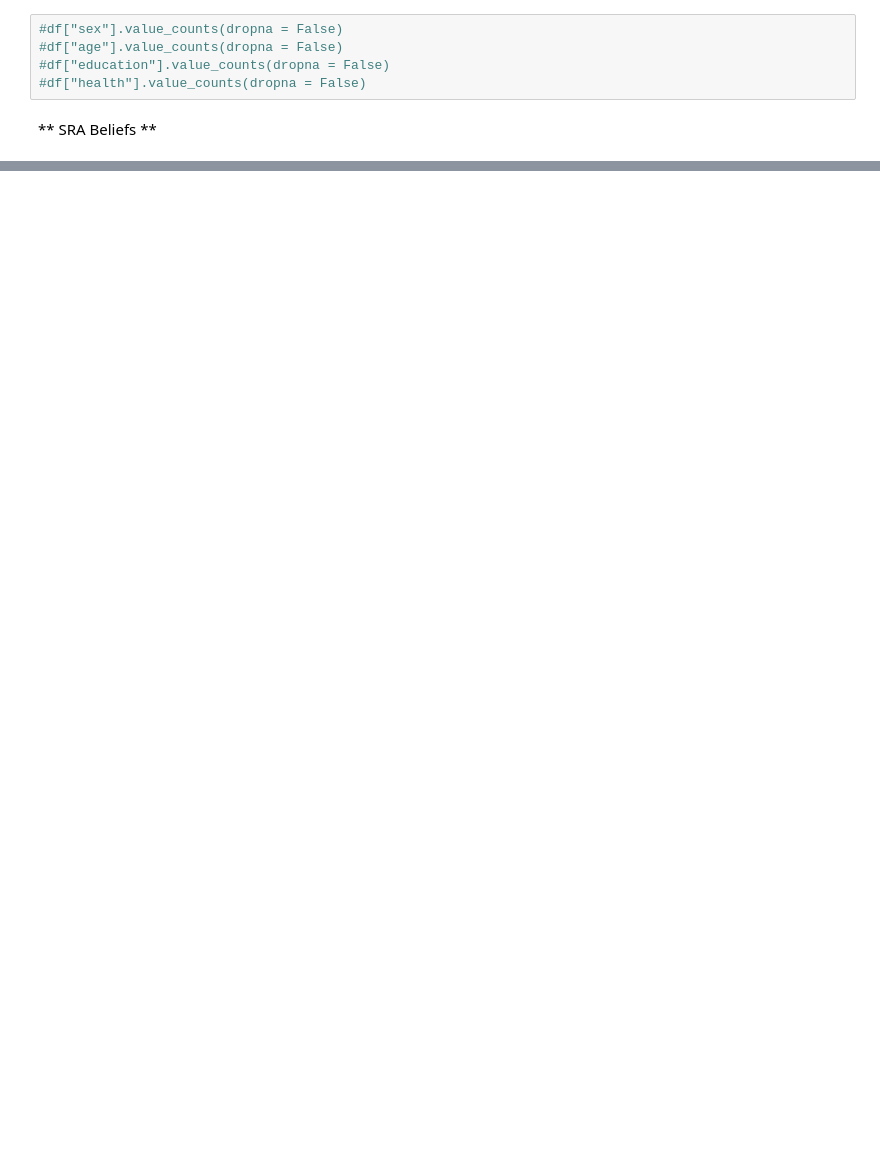
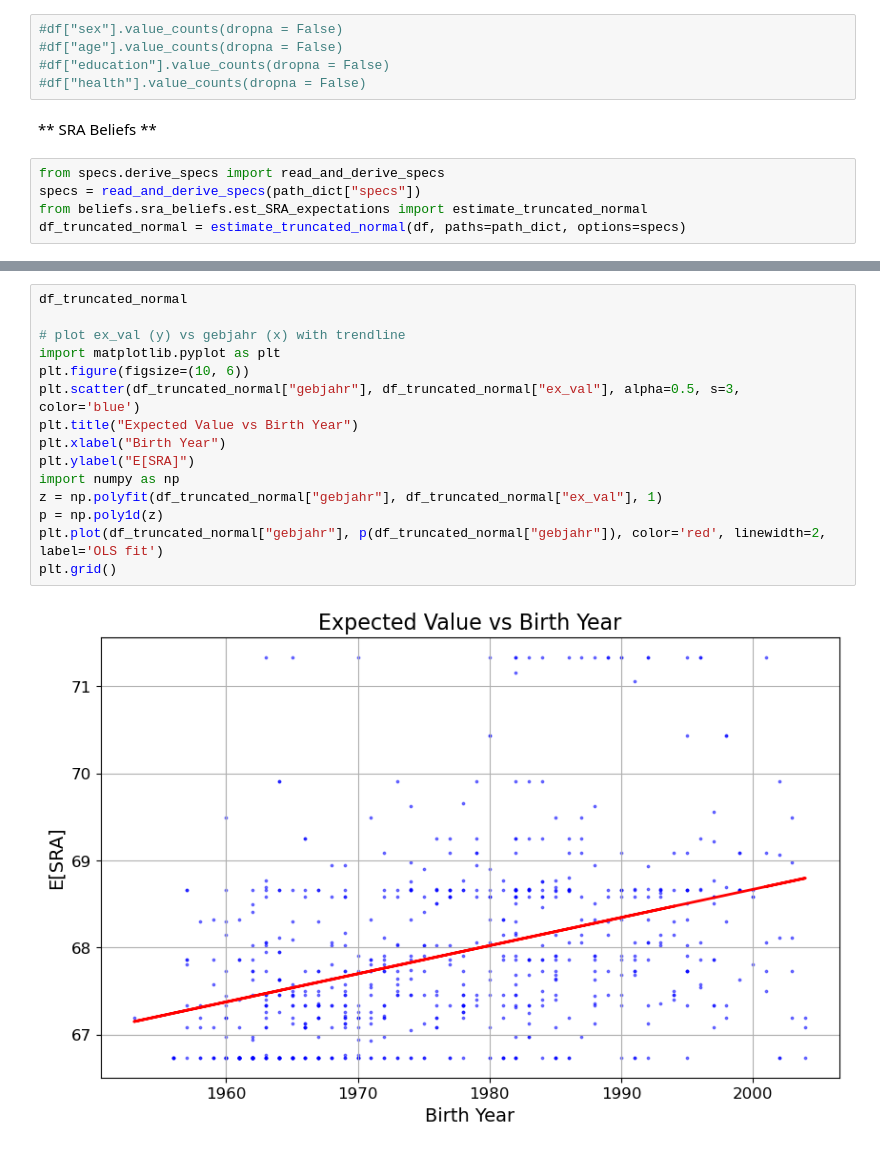
Before and after one commit to PolicyUncertainty/analysis, a Jupyter notebook: src/beliefs/temp.ipynb, the cells around one changed output, grey strips where cells are left out. Cells and saved outputs as stored; diff of their text form; blank space fills up the shorter version.

Commit message:
trunc normal plot

```diff
--- a/src/beliefs/temp.ipynb
+++ b/src/beliefs/temp.ipynb
@@ -42,3 +27,8 @@ See the caveats in the documentation: https://pandas.pydata.org/pandas-docs/stab
 #df["health"].value_counts(dropna = False)
 # %% [markdown]
 ** SRA Beliefs **
+# %%
+from specs.derive_specs import read_and_derive_specs
+specs = read_and_derive_specs(path_dict["specs"])
+from beliefs.sra_beliefs.est_SRA_expectations import estimate_truncated_normal
+df_truncated_normal = estimate_truncated_normal(df, paths=path_dict, options=specs)
@@ -44,0 +54,17 @@ See the caveats in the documentation: https://pandas.pydata.org/pandas-docs/stab
+# %%
+df_truncated_normal
+
+# plot ex_val (y) vs gebjahr (x) with trendline
+import matplotlib.pyplot as plt
+plt.figure(figsize=(10, 6))
+plt.scatter(df_truncated_normal["gebjahr"], df_truncated_normal["ex_val"], alpha=0.5, s=3, color='blue')
+plt.title("Expected Value vs Birth Year")
+plt.xlabel("Birth Year")
+plt.ylabel("E[SRA]")
+import numpy as np
+z = np.polyfit(df_truncated_normal["gebjahr"], df_truncated_normal["ex_val"], 1)
+p = np.poly1d(z)
+plt.plot(df_truncated_normal["gebjahr"], p(df_truncated_normal["gebjahr"]), color='red', linewidth=2, label='OLS fit')
+plt.grid()
+# %% [output]
+[figure, added]
```
Also changed, not shown: parts of 7 cells of this notebook, 3 other files.
